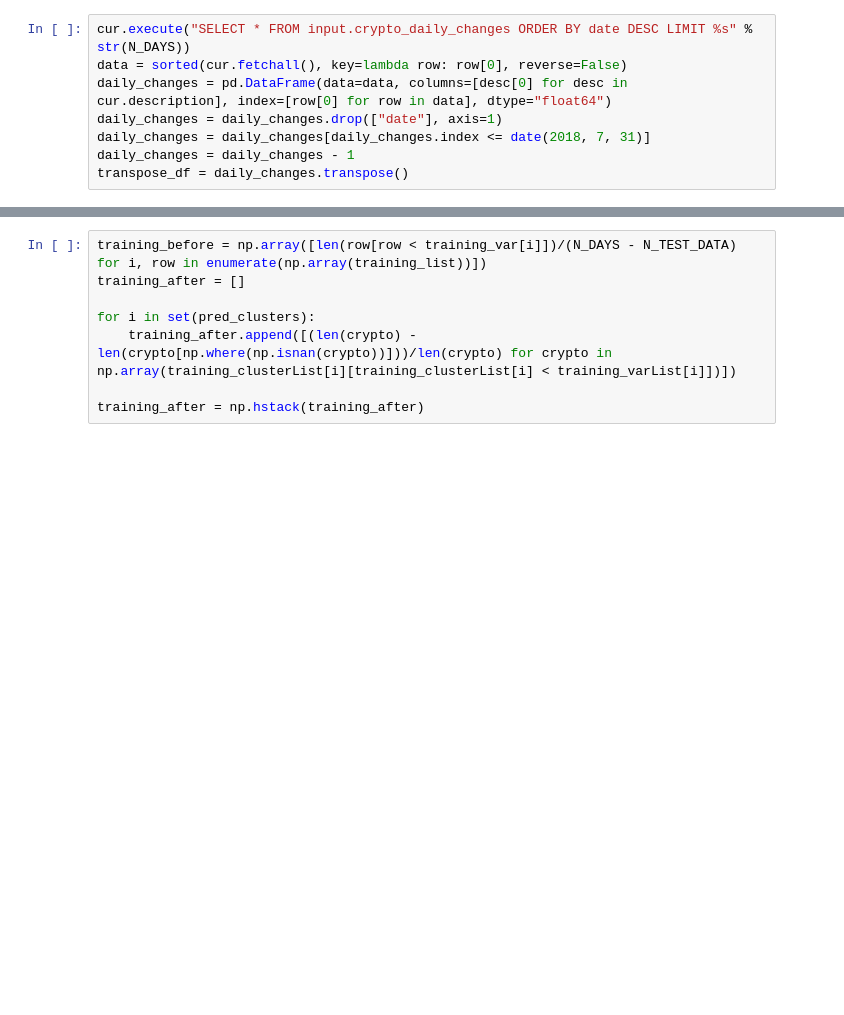
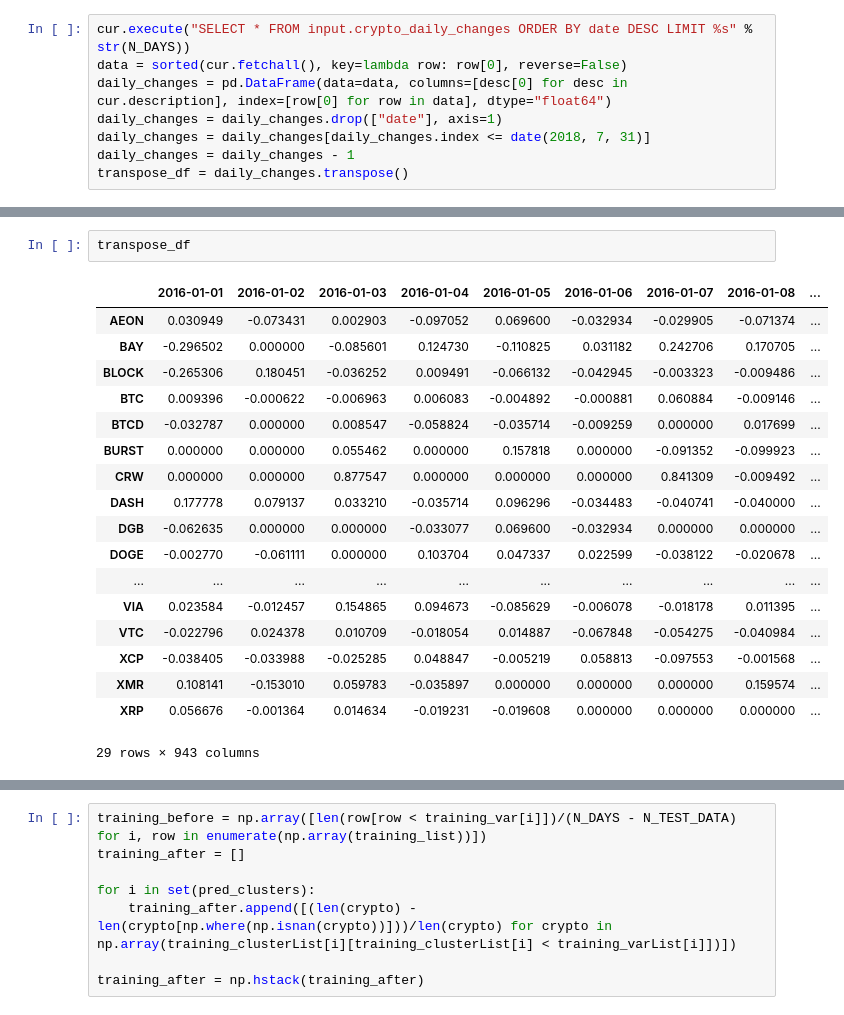
Before and after one commit to luluuuluuuuu/crypto-analysis, a Jupyter notebook: experiment/var_crypto.ipynb, the cells around one changed output, grey strips where cells are left out. Cells and saved outputs as stored; diff of their text form; blank space fills up the shorter version.

```diff
--- a/experiment/var_crypto.ipynb
+++ b/experiment/var_crypto.ipynb
@@ -57,3 +34,24 @@ daily_changes
+# %%
+transpose_df
+# %% [output]
+|  | 2016-01-01 | 2016-01-02 | 2016-01-03 | 2016-01-04 | 2016-01-05 | 2016-01-06 | 2016-01-07 | 2016-01-08 | ... |
+| AEON | 0.030949 | -0.073431 | 0.002903 | -0.097052 | 0.069600 | -0.032934 | -0.029905 | -0.071374 | ... |
+| BAY | -0.296502 | 0.000000 | -0.085601 | 0.124730 | -0.110825 | 0.031182 | 0.242706 | 0.170705 | ... |
+| BLOCK | -0.265306 | 0.180451 | -0.036252 | 0.009491 | -0.066132 | -0.042945 | -0.003323 | -0.009486 | ... |
+| BTC | 0.009396 | -0.000622 | -0.006963 | 0.006083 | -0.004892 | -0.000881 | 0.060884 | -0.009146 | ... |
+| BTCD | -0.032787 | 0.000000 | 0.008547 | -0.058824 | -0.035714 | -0.009259 | 0.000000 | 0.017699 | ... |
+| BURST | 0.000000 | 0.000000 | 0.055462 | 0.000000 | 0.157818 | 0.000000 | -0.091352 | -0.099923 | ... |
+| CRW | 0.000000 | 0.000000 | 0.877547 | 0.000000 | 0.000000 | 0.000000 | 0.841309 | -0.009492 | ... |
+| DASH | 0.177778 | 0.079137 | 0.033210 | -0.035714 | 0.096296 | -0.034483 | -0.040741 | -0.040000 | ... |
+| DGB | -0.062635 | 0.000000 | 0.000000 | -0.033077 | 0.069600 | -0.032934 | 0.000000 | 0.000000 | ... |
+| DOGE | -0.002770 | -0.061111 | 0.000000 | 0.103704 | 0.047337 | 0.022599 | -0.038122 | -0.020678 | ... |
+| ... | ... | ... | ... | ... | ... | ... | ... | ... | ... |
+| VIA | 0.023584 | -0.012457 | 0.154865 | 0.094673 | -0.085629 | -0.006078 | -0.018178 | 0.011395 | ... |
+| VTC | -0.022796 | 0.024378 | 0.010709 | -0.018054 | 0.014887 | -0.067848 | -0.054275 | -0.040984 | ... |
+| XCP | -0.038405 | -0.033988 | -0.025285 | 0.048847 | -0.005219 | 0.058813 | -0.097553 | -0.001568 | ... |
+| XMR | 0.108141 | -0.153010 | 0.059783 | -0.035897 | 0.000000 | 0.000000 | 0.000000 | 0.159574 | ... |
+| XRP | 0.056676 | -0.001364 | 0.014634 | -0.019231 | -0.019608 | 0.000000 | 0.000000 | 0.000000 | ... |
+29 rows × 943 columns
 # %%
 corr_mat = daily_changes.corr()
 cryptos = np.array(corr_mat.columns)
```
Also changed, not shown: parts of 19 cells of this notebook, 9 other files.
